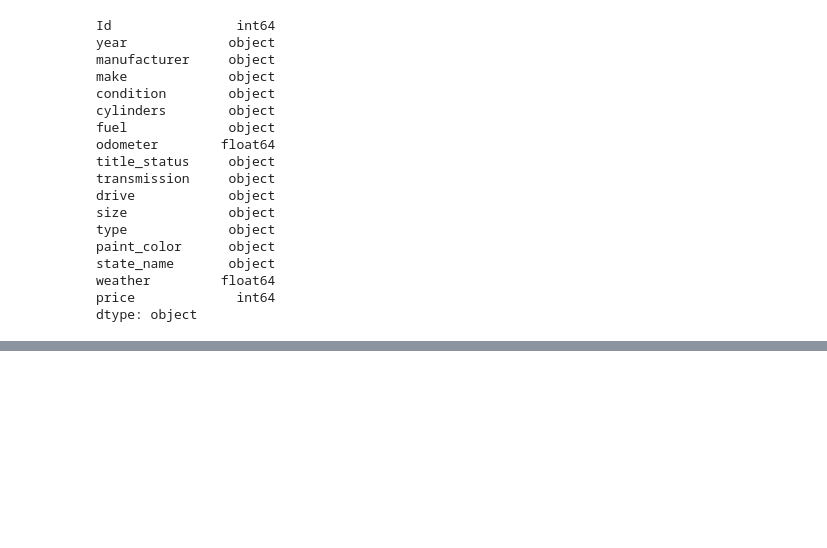
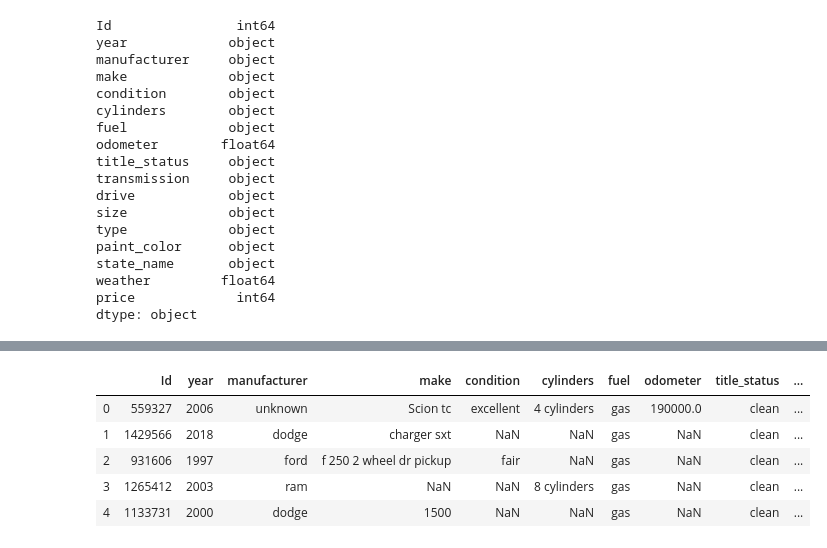
Before and after one commit to kuvyRoCr/clean-p, a Jupyter notebook: code/main.ipynb, the cells around one changed output, grey strips where cells are left out. Cells and saved outputs as stored; diff of their text form; code cells hidden in the pictures; blank space fills up the shorter version.

```diff
--- a/code/main.ipynb
+++ b/code/main.ipynb
@@ -205,0 +240,3 @@ dtype: object
+# %%
+from preparingDf import cleanAllDf
+cars=cleanAllDf()
@@ -205,0 +262,9 @@ dtype: object
+# %%
+cars.head()
+# %% [output]
+|  | Id | year | manufacturer | make | condition | cylinders | fuel | odometer | title_status | ... |
+| 0 | 559327 | 2006 | unknown | Scion tc | excellent | 4 cylinders | gas | 190000.0 | clean | ... |
+| 1 | 1429566 | 2018 | dodge | charger sxt | NaN | NaN | gas | NaN | clean | ... |
+| 2 | 931606 | 1997 | ford | f 250 2 wheel dr pickup | fair | NaN | gas | NaN | clean | ... |
+| 3 | 1265412 | 2003 | ram | NaN | NaN | 8 cylinders | gas | NaN | clean | ... |
+| 4 | 1133731 | 2000 | dodge | 1500 | NaN | NaN | gas | NaN | clean | ... |
```
Also changed, not shown: parts of 21 cells of this notebook, 6 other files.
